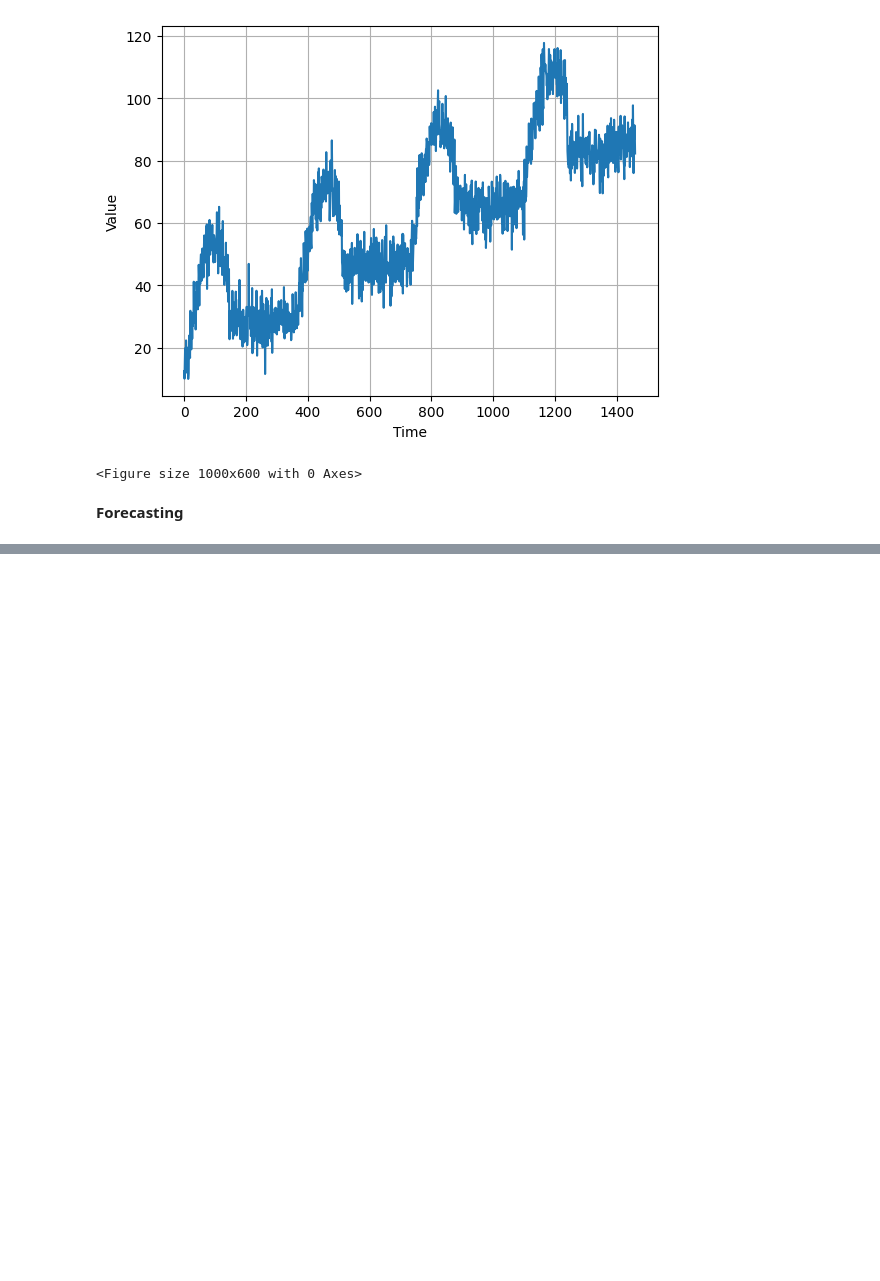
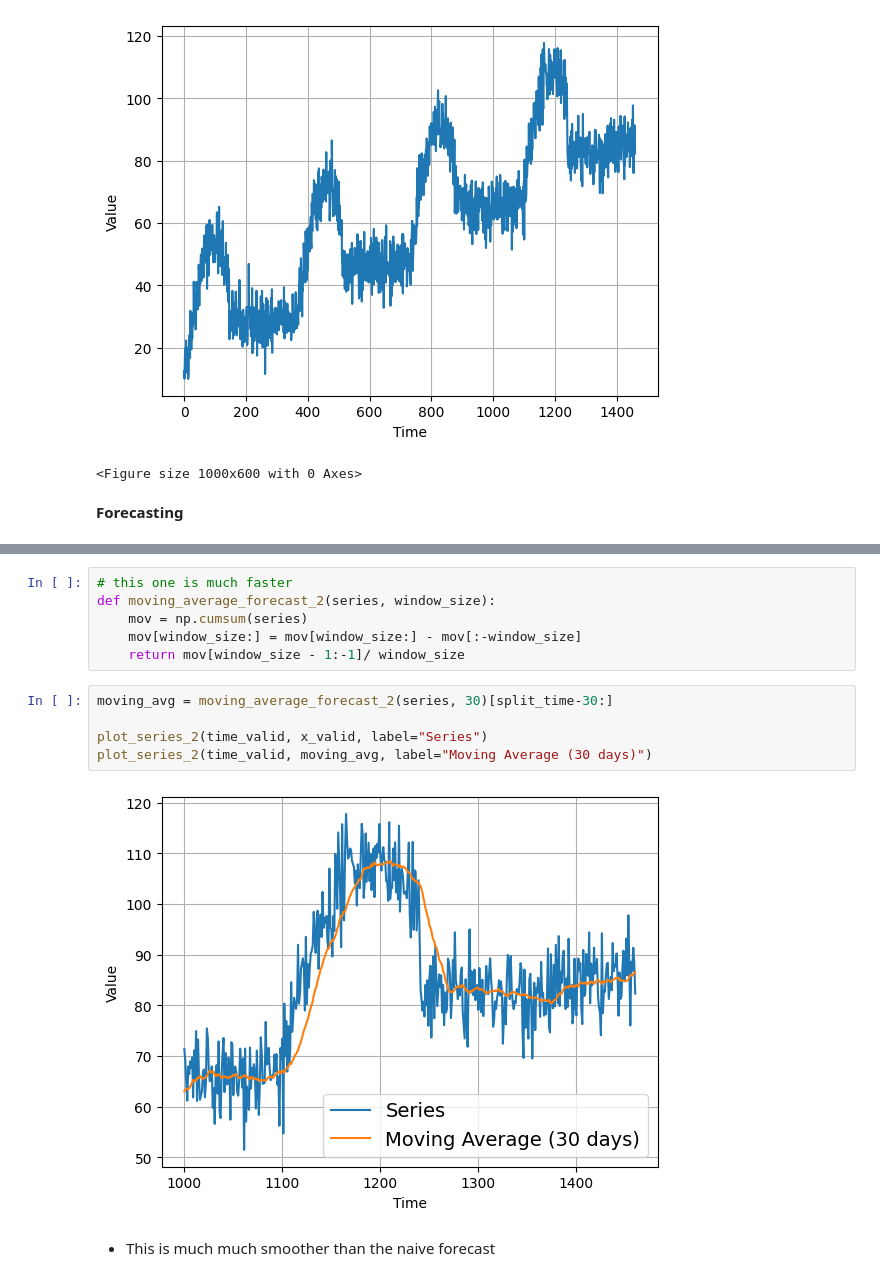
Before and after one commit to sondosaabed/Intro-to-tensorFlow-for-deep-learning, a Jupyter notebook: Time Series Forecasting.ipynb, the cells around one changed output, grey strips where cells are left out. Drawn from its saved outputs; the diff is of its cells as text; blank space fills up the shorter version.

```diff
--- a/Time Series Forecasting.ipynb
+++ b/Time Series Forecasting.ipynb
@@ -150,0 +200,15 @@ Take the last value and assume the next will be the same.
+# %%
+# this one is much faster
+def moving_average_forecast_2(series, window_size):
+    mov = np.cumsum(series)
+    mov[window_size:] = mov[window_size:] - mov[:-window_size]
+    return mov[window_size - 1:-1]/ window_size
+# %%
+moving_avg = moving_average_forecast_2(series, 30)[split_time-30:]
+
+plot_series_2(time_valid, x_valid, label="Series")
+plot_series_2(time_valid, moving_avg, label="Moving Average (30 days)")
+# %% [output]
+[figure, added]
+# %% [markdown]
+- This is much much smoother than the naive forecast
```
Also changed, not shown: parts of 16 cells of this notebook, 3 other files.
